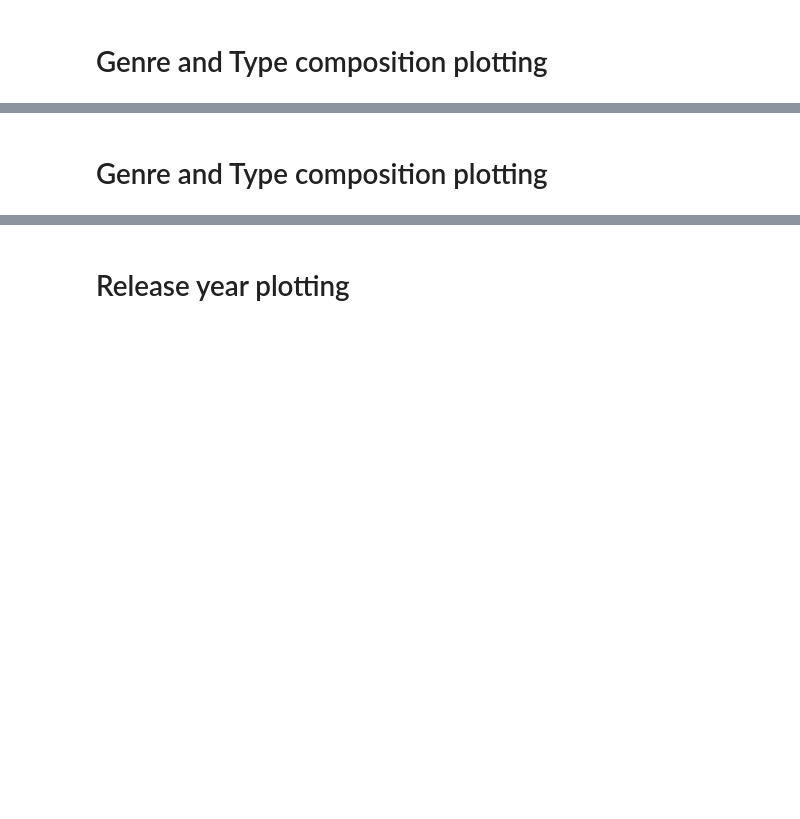
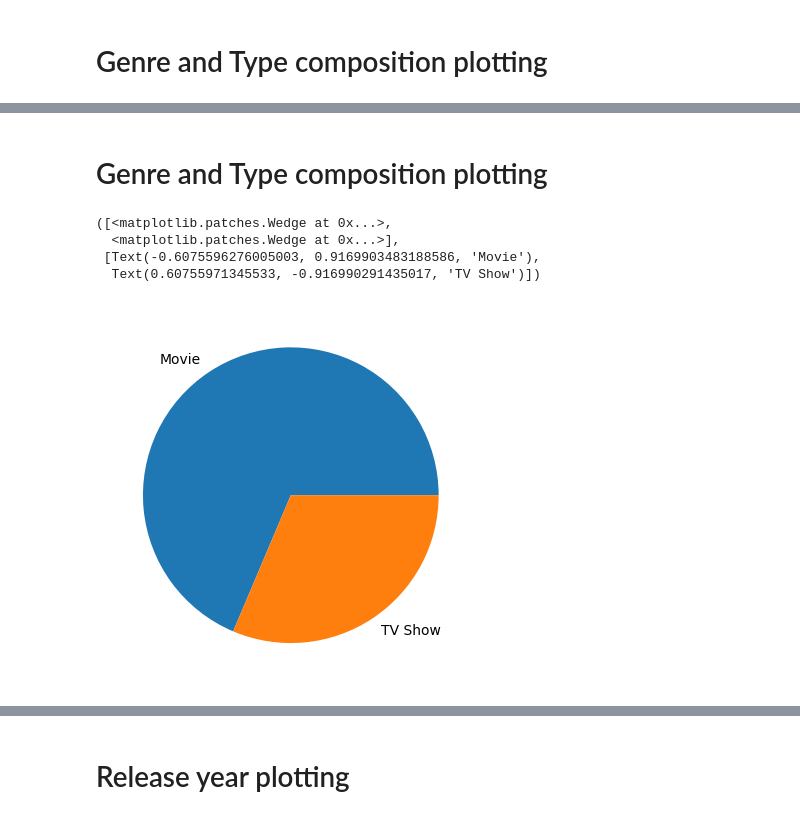
Before and after one commit to gfoley15/netflixandchill, a Jupyter notebook: notebook/netflixandchill.ipynb, the cells around one changed output, grey strips where cells are left out. Drawn from its saved outputs; the diff is of its cells as text; code cells hidden in the pictures; blank space fills up the shorter version.

Commit message:
chart drafts

```diff
--- a/notebook/netflixandchill.ipynb
+++ b/notebook/netflixandchill.ipynb
@@ -141,2 +172,0 @@ combined_df.head()
-# %% [markdown]
-# Genre and Type composition plotting
@@ -148,0 +173,18 @@ combined_df.head()
+# %% [markdown]
+# Genre and Type composition plotting
+# %%
+# Netflix pie chart for movie/tv shows (1692 tv shows, 3701 movies)
+netflix_movie = combined_df.loc[(combined_df['type'] == 'Movie') & (combined_df['platform'] == 'Netflix')]
+netflix_tv_show = combined_df.loc[(combined_df['type'] == 'TV Show') & (combined_df['platform'] == 'Netflix')]
+labels = 'Movie', 'TV Show'
+
+sizes = [3701, 1692]
+
+fig, ax = plt.subplots()
+ax.pie(sizes, labels=labels)
+# %% [output]
+([<matplotlib.patches.Wedge at 0x...>,
+  <matplotlib.patches.Wedge at 0x...>],
+ [Text(-0.6075596276005003, 0.9169903483188586, 'Movie'),
+  Text(0.60755971345533, -0.916990291435017, 'TV Show')])
+[figure, added]
```
Also changed, not shown: parts of 21 cells of this notebook.
